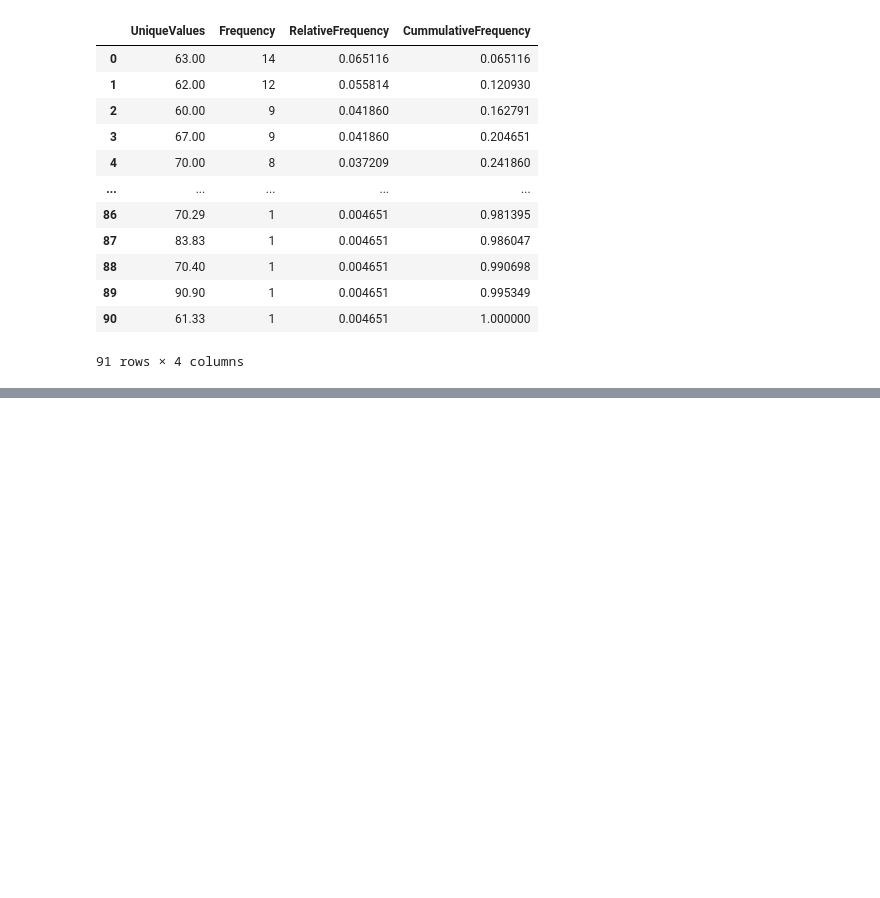
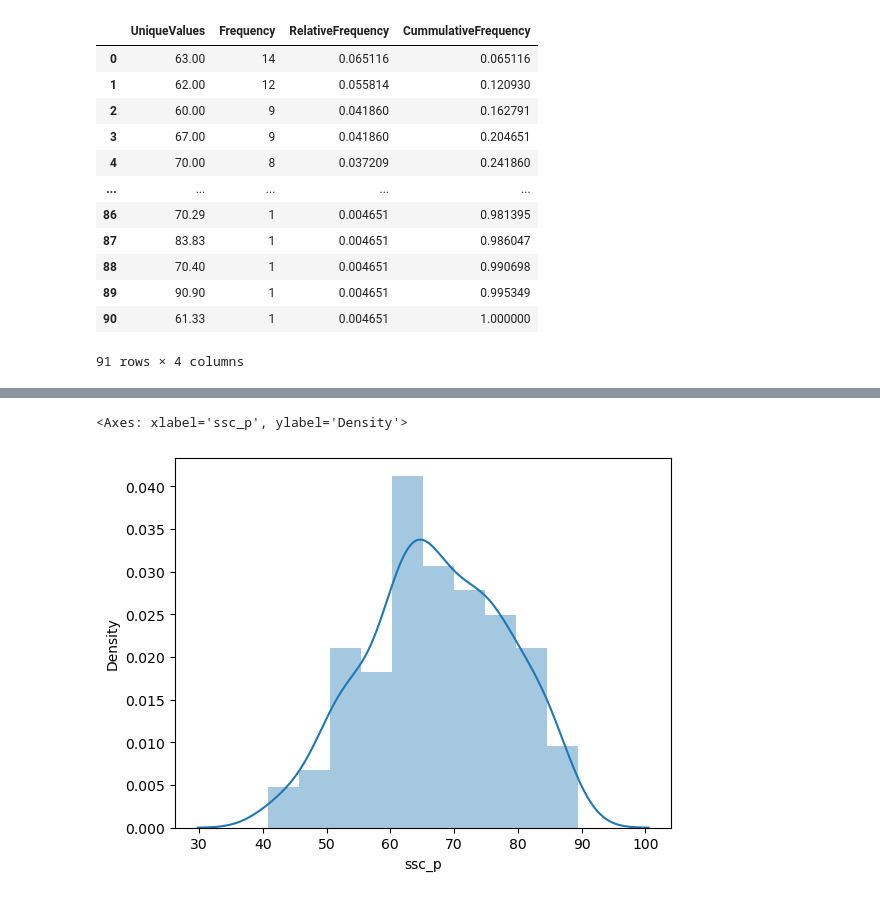
Before and after one commit to ThanigaivelGanapathi/Datascience, a Jupyter notebook: Univariate/Univariate.ipynb, the cells around one changed output, grey strips where cells are left out. Cells and saved outputs as stored; diff of their text form; code cells hidden in the pictures; blank space fills up the shorter version.

```diff
--- a/Univariate/Univariate.ipynb
+++ b/Univariate/Univariate.ipynb
@@ -162,0 +182,3 @@ frequency_tble_
+# %%
+#Data Preprocessing
+dataset["salary"].fillna(0,inplace = True)
@@ -162,0 +206,6 @@ frequency_tble_
+# %%
+import seaborn as sns
+sns.distplot(dataset["ssc_p"])
+# %% [output]
+<Axes: xlabel='ssc_p', ylabel='Density'>
+[figure, added]
```
Also changed, not shown: parts of 8 cells of this notebook, 1 other file.
